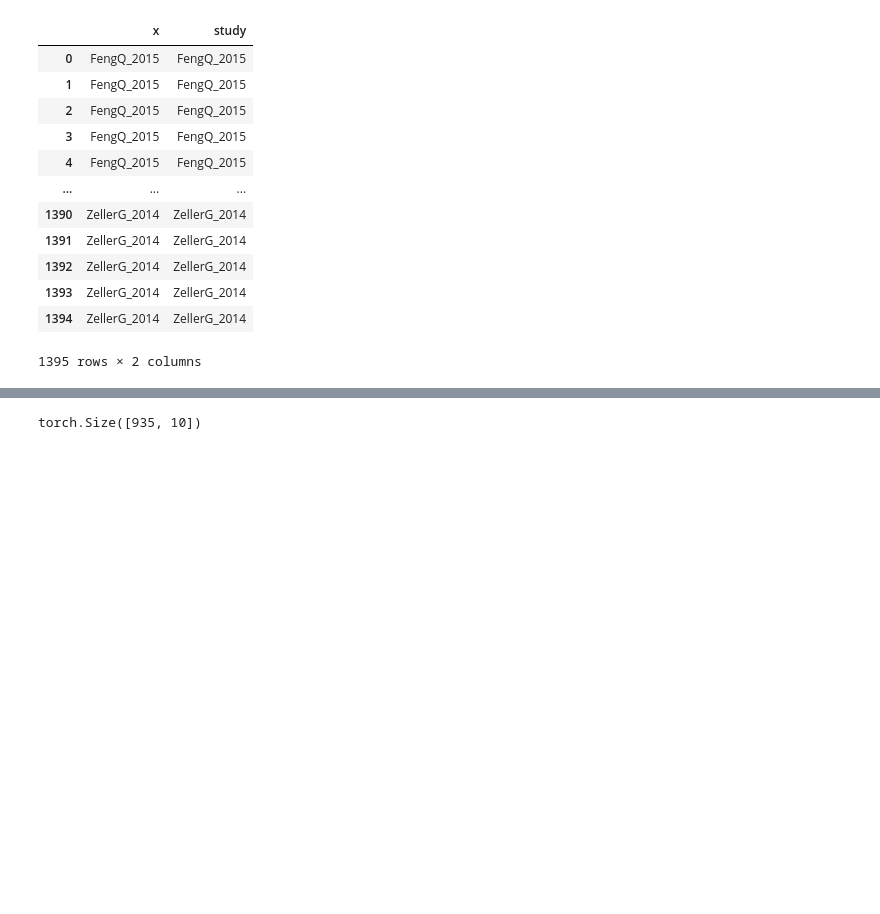
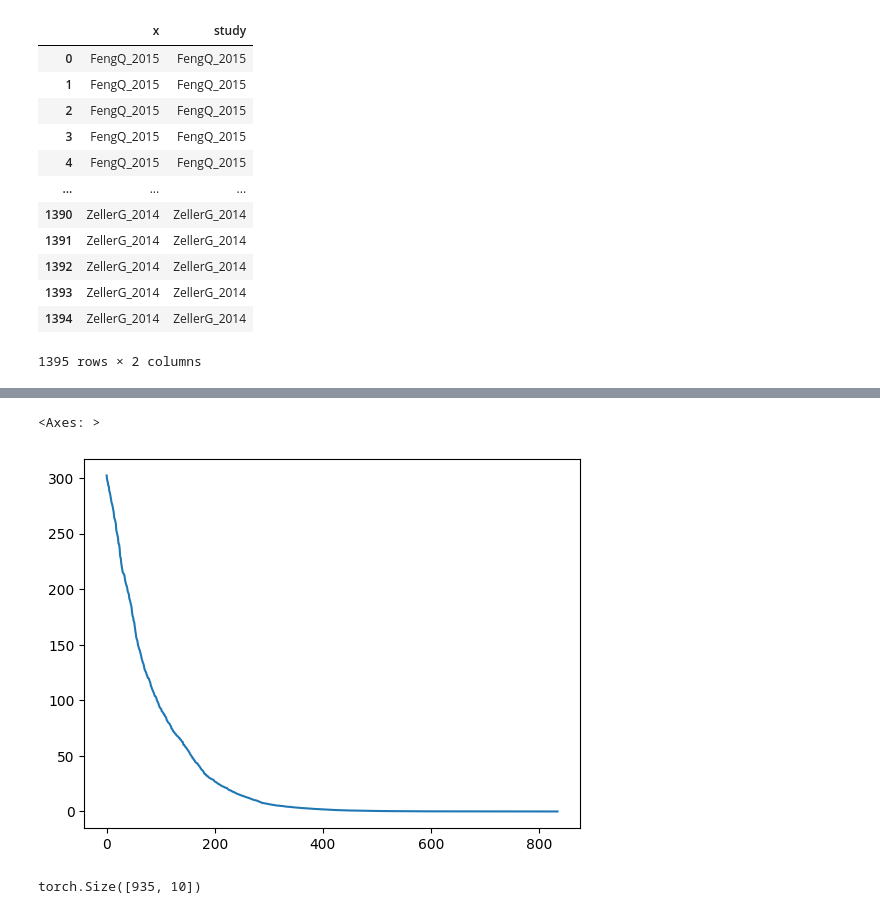
Before and after one commit to ysc12451/curatedMetagenomicDataAnalyses, a Jupyter notebook: notebook/CRC_visz.ipynb, the cells around one changed output, grey strips where cells are left out. Cells and saved outputs as stored; diff of their text form; code cells hidden in the pictures; blank space fills up the shorter version.

```diff
--- a/notebook/CRC_visz.ipynb
+++ b/notebook/CRC_visz.ipynb
@@ -30,3 +30,5 @@ study_names
 | 1393 | ZellerG_2014 | ZellerG_2014 |
 | 1394 | ZellerG_2014 | ZellerG_2014 |
 1395 rows × 2 columns
+# %%
+U, Sigma, Vt = np.linalg.svd(matrix_data.values, full_matrices=False)
@@ -33,3 +55,8 @@ study_names
+# %%
+sns.lineplot(Sigma[100:1000]/1000)
+# %% [output]
+<Axes: >
+[figure, added]
 # %%
 threshold = 0.98 * matrix_data.shape[0]
 cols_with_zeros = (matrix_data == 0).sum(axis=0) > threshold
```
Also changed, not shown: parts of 5 cells of this notebook.
